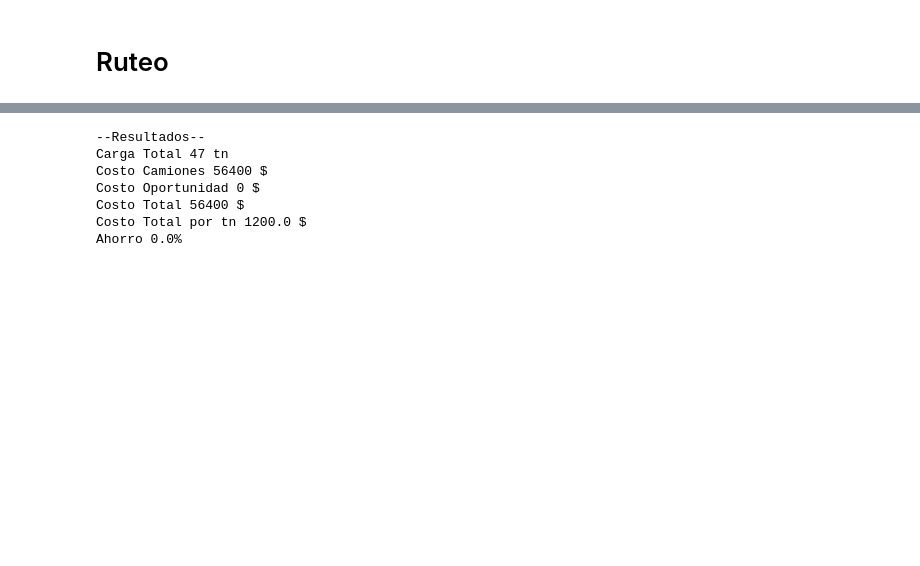
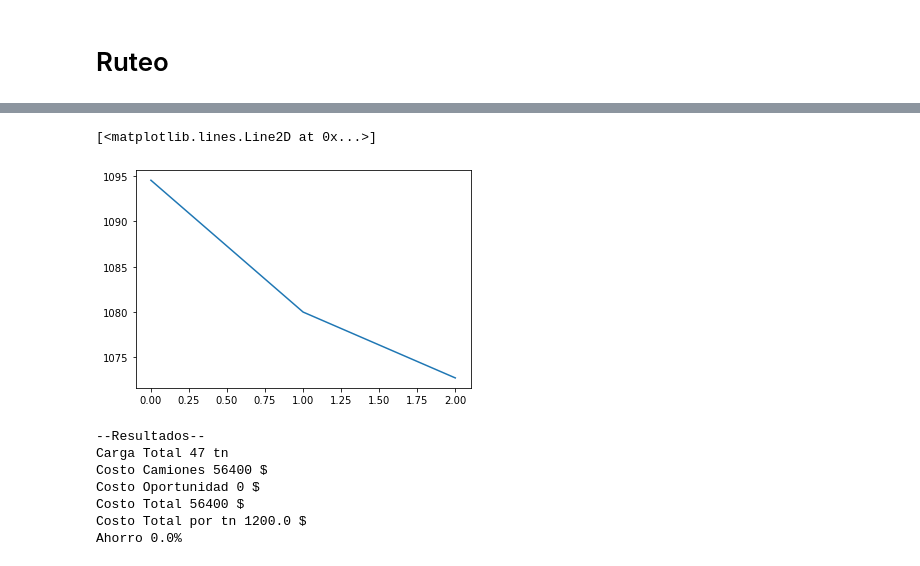
Before and after one commit to JuanCruzC97/ope3-logistica, a Jupyter notebook: 2.0-demo.ipynb, the cells around one changed output, grey strips where cells are left out. Drawn from its saved outputs; the diff is of its cells as text; code cells hidden in the pictures; blank space fills up the shorter version.

```diff
--- a/2.0-demo.ipynb
+++ b/2.0-demo.ipynb
@@ -165,0 +162,5 @@ Ahorro -1.06%
+# %%
+plt.plot(history["history_best"])
+# %% [output]
+[<matplotlib.lines.Line2D at 0x...>]
+[figure, added]
```
Also changed, not shown: parts of 16 cells of this notebook, 2 other files.
